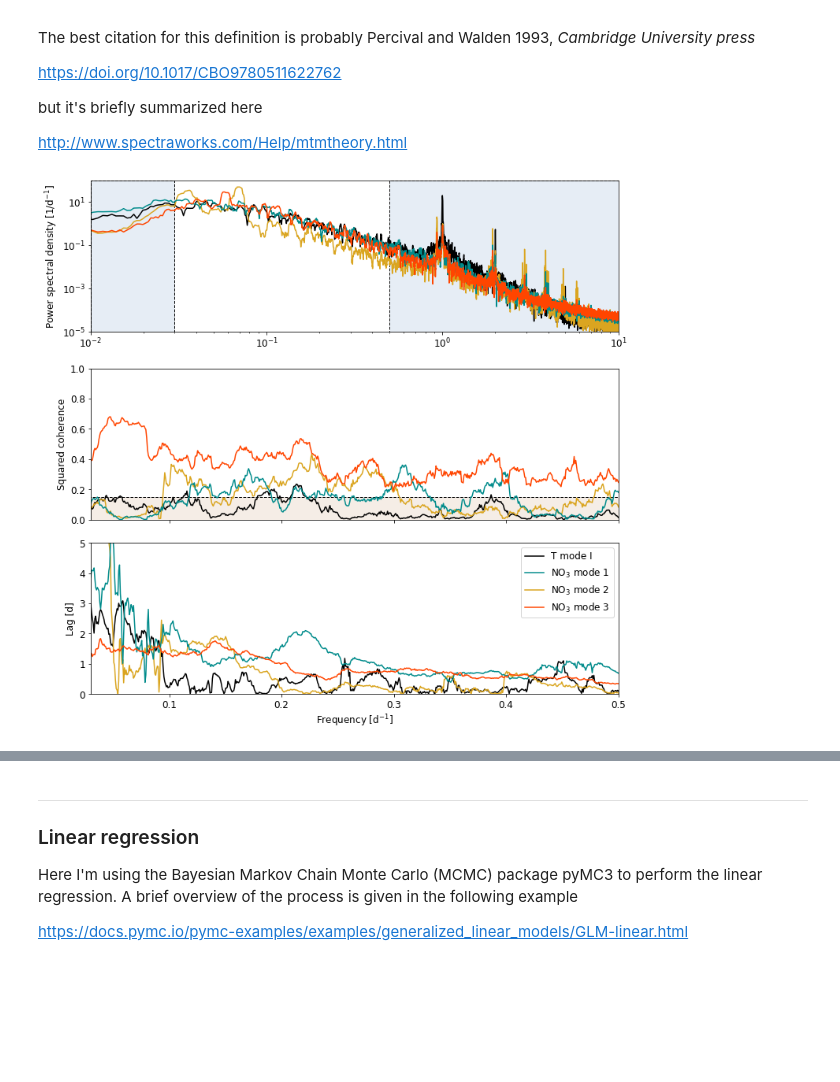
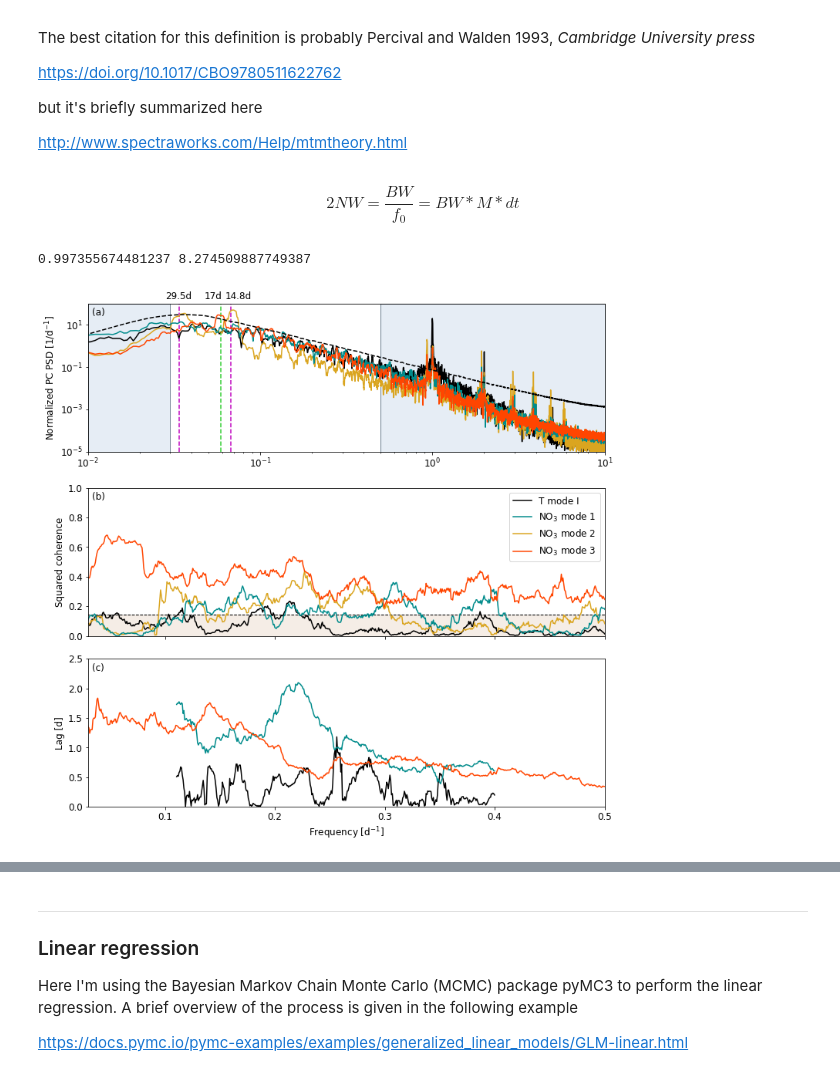
Before and after one commit to SalishSeaCast/SoG_upwelling_EOF_paper, a Jupyter notebook: notebooks/EOF_analysis.ipynb, the cells around one changed output, grey strips where cells are left out. Cells and saved outputs as stored; diff of their text form; code cells hidden in the pictures; blank space fills up the shorter version.

```diff
--- a/notebooks/EOF_analysis.ipynb
+++ b/notebooks/EOF_analysis.ipynb
@@ -396,6 +475,8 @@ https://doi.org/10.1017/CBO9780511622762
 but it's briefly summarized here
 
 http://www.spectraworks.com/Help/mtmtheory.html
+# %% [markdown]
+$$2NW = \frac{BW}{f_0} = BW*M*dt$$
 # %%
 def calc_spectra(y, x=None, p=1, fs=24):
     """Calculate either the autospectral density or the coherence
@@ -409,18 +490,23 @@ def calc_spectra(y, x=None, p=1, fs=24):
     freq = np.linspace(0, int(fs/2), int(nfft/2+1))
     tapers, weights = signal.windows.dpss(n, p, k, return_ratios=True)
     weights = weights[:, None]
-    norm = np.percentile(abs(y), 99.9)
-    #y = y / norm
     ffty = np.fft.rfft(tapers * (y - y.mean()), nfft)
     Pyy = np.sum(weights * abs(ffty)**2, axis=0)
 
     if x is None:
         return freq, Pyy / (Pyy.sum() * bw)
     else:
-        x = x / np.percentile(abs(x), 99.9)
         fftx = np.fft.rfft(tapers * (x - x.mean()), nfft)
         Pxx = np.sum(weights * abs(fftx)**2, axis=0)
         Pxy = np.sum(weights * fftx * np.conj(ffty), axis=0)
         Cxy = abs(Pxy)**2 / (Pxx * Pyy)
         lag = abs(np.angle(Pxy) / freq / (2 * np.pi))
         return freq, Cxy, lag
+# %%
+y = EOF['nitrate']['B'][:, 2]
+SS = sum(y)**2
+phi = (sum(y[:-1] * y[1:]) - (n - 1) * SS / n**2) / (sum(y**2) - SS / n)
+r = (1 - phi**2) * np.var(y)
+print(phi, r)
+# %% [output]
+0.997355674481237 8.274509887749387
@@ -427,12 +544,19 @@ def calc_spectra(y, x=None, p=1, fs=24):
+# %%
+AR1_norm = PSD_AR1.sum(axis=1).mean() * fs / nfft
+AR1_mean = PSD_AR1.mean(axis=0)
+AR1_P99 = np.percentile(PSD_AR1, 99, axis=0)
 # %%
 # Make figure
 fig, axs = plt.subplots(3, 1, figsize=(12, 12), gridspec_kw={'hspace': 0.2})
 xlims = [(0.01, 10.0), (0.03, 0.5), (0.03, 0.5)]
-ylims = [(0.00001, 100), (0, 1), (0, 5)]
+ylims = [(0.00001, 100), (0, 1), (0, 2.5)]
 
 # Shade frequencies outside coherence region
+for d, x, color in zip([14.8, 17, 29.5], [0.265, 0.225, 0.15], ['m', 'limegreen', 'm']):
+    axs[0].plot([1/d, 1/d], ylims[0], '--', color=color, zorder=-1)
+    axs[0].text(x, 1.03, f'{str(d)}d', transform=axs[0].transAxes)
 for x in np.array(xlims).T:
-    axs[0].fill_betweenx(ylims[0], [x[0], x[0]], x[1], fc=[0.9, 0.93, 0.96], ec='k', ls='--', zorder=-1)
+    axs[0].fill_betweenx(ylims[0], [x[0], x[0]], x[1], fc=[0.9, 0.93, 0.96], ec='lightslategray', ls='-', zorder=-1)
 
 # Calculate 99% ci from white noise spectra and shade on plot
 n, ci = len(iseason), []
@@ -441,37 +565,51 @@ for count in range(10):
     ci.append(Cxy)
 ci = np.percentile(np.hstack(ci), 99)
 axs[1].fill_between(freq[[0, -1]], [ci, ci], fc=[0.96, 0.93, 0.9], ec='k', ls='--', zorder=-1)
 
 # Plot T mode
 freq, PSD = calc_spectra(EOF['votemper']['B'][:, 0], p=2.5)
 axs[0].plot(freq, PSD, color='k', zorder=0)
 freq, Cxy, lag = calc_spectra(EOF['votemper']['B'][:, 0], x=data['tau'][iseason], p=15)
-axs[1].plot(freq, Cxy, color='k', zorder=0)
-axs[2].plot(freq, lag, color='k', zorder=0, label='T mode I')
+axs[1].plot(freq, Cxy, color='k', zorder=0, label='T mode I')
+index = np.zeros(len(freq)).astype(bool)
+index[(freq > 0.11) & (freq < 0.4)] = True
+lag[~index] = np.nan
+axs[2].plot(freq, lag, 'k-', zorder=0)
 
 # Plot NO3 modes
 for mode, fac, color, zorder, ypos in zip(range(3), [1, -1, -1], ['darkcyan', 'goldenrod', 'orangered'], [1, 0, 2], [.8, .7, .6]):
     freq, PSD = calc_spectra(EOF['nitrate']['B'][:, mode], p=2.5)
     axs[0].plot(freq, PSD, color=color, zorder=zorder)
     freq, Cxy, lag = calc_spectra(fac*EOF['nitrate']['B'][:, mode], x=data['tau'][iseason], p=15)
-    axs[1].plot(freq, Cxy, color=color, zorder=zorder)
-    axs[2].plot(freq, lag, color=color, zorder=zorder, label=f"NO$_3$ mode {mode+1}")
+    axs[1].plot(freq, Cxy, color=color, zorder=zorder, label=f"NO$_3$ mode {mode+1}")
+    if mode != 1:
+        index = np.zeros(len(freq)).astype(bool)
+        index[(freq > 0.11) & (freq < 0.4)] = True
+        if mode == 0: lag[~index] = np.nan
+        axs[2].plot(freq, lag, color=color, zorder=zorder)
+
+# Plot AR1 99% confidence interval
+window = np.blackman(25)
+axs[0].plot(freq, np.convolve(AR1_P99, window / sum(window), mode='same') / AR1_norm, 'k--', zorder=10)
 
 # Formatting
-ylabels = ['Power spectral density [1/d$^{-1}$]', 'Squared coherence', 'Lag [d]']
+k = 0
+ylabels = ['Normalized PC PSD [1/d$^{-1}$]', 'Squared coherence', 'Lag [d]']
 for ax, xlim, ylim, ylabel in zip(axs, xlims, ylims, ylabels):
     ax.set_xlim(xlim)
     ax.set_ylim(ylim)
     ax.set_ylabel(ylabel)
+    ax.text(0.008, 0.92, f'({chr(97+k)})', transform=ax.transAxes)
+    k += 1
 
 axs[0].set_xscale('log')
 axs[0].set_yscale('log')
 pos = axs[1].get_position()
 axs[1].set_position([pos.x0, pos.y0-0.01, pos.width, pos.height])
 axs[1].xaxis.set_ticklabels('')
 axs[2].set_xlabel('Frequency [d$^{-1}$]')
-axs[2].legend()
+axs[1].legend()
 
 fig.savefig('/home/bmoorema/Desktop/revision_figs/PC_spectra.pdf', bbox_inches='tight')
 # %% [output]
-[figure, old version]
+[figure, new version]
```
Also changed, not shown: parts of 7 cells of this notebook, 18 other files.
